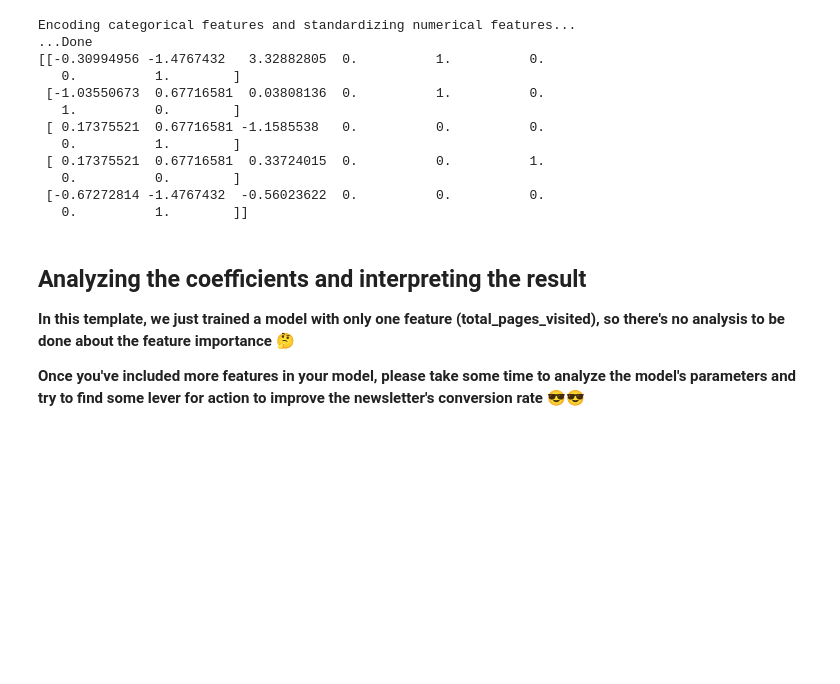
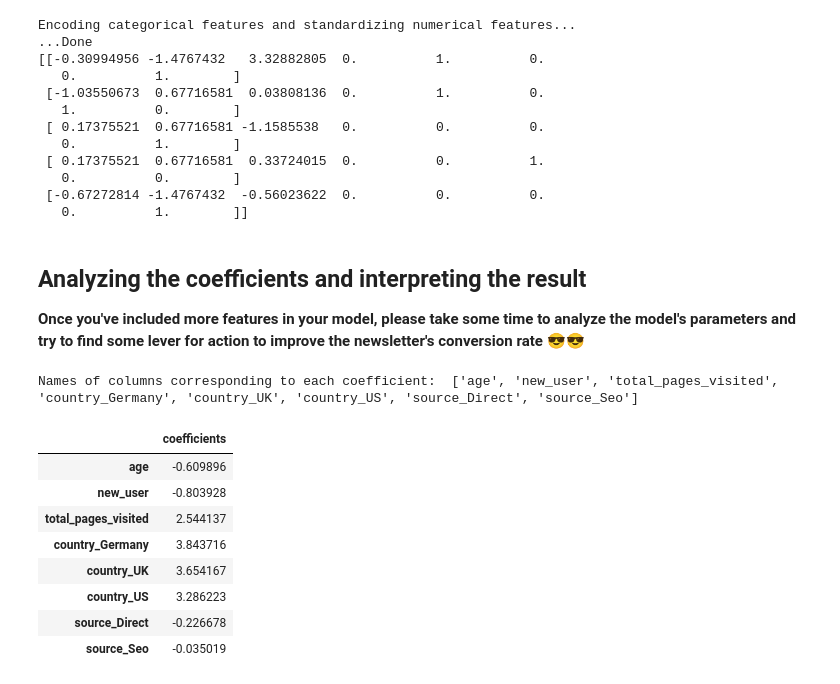
Before and after one commit to Stylomines/Conversion_rate_challenge, a Jupyter notebook: 02-Conversion_rate_challenge.ipynb, the cells around one changed output. Cells and saved outputs as stored; diff of their text form; code cells hidden in the pictures; blank space fills up the shorter version.

Commit message:
addedcoef importances and rename file

```diff
--- a/02-Conversion_rate_challenge_template.ipynb
+++ b/02-Conversion_rate_challenge.ipynb
@@ -674,6 +674,34 @@ Y_predictions = pd.DataFrame(columns=['converted'],data=data)
 Y_predictions.to_csv('conversion_data_test_predictions.csv', index=False)
 # %% [markdown]
 ## Analyzing the coefficients and interpreting the result
-**In this template, we just trained a model with only one feature (total_pages_visited), so there's no analysis to be done about the feature importance 🤔**
+
 
 **Once you've included more features in your model, please take some time to analyze the model's parameters and try to find some lever for action to improve the newsletter's conversion rate 😎😎**
+# %%
+column_names = []
+for name, step, features_list in preprocessor.transformers_: # loop over steps of ColumnTransformer
+    if name == 'num': # if pipeline is for numeric variables
+        features = features_list # just get the names of columns to which it has been applied
+    else: # if pipeline is for categorical variables
+        features = step.get_feature_names_out() # get output columns names from OneHotEncoder
+    column_names.extend(features) # concatenate features names
+
+print("Names of columns corresponding to each coefficient: ", column_names)
+# %% [output]
+Names of columns corresponding to each coefficient:  ['age', 'new_user', 'total_pages_visited', 'country_Germany', 'country_UK', 'country_US', 'source_Direct', 'source_Seo']
+# %%
+feature_importances = np.mean([logistic_regression.coef_ for logistic_regression in model.estimators_], axis=0)
+# %%
+# Create a pandas DataFrame
+coefs = pd.DataFrame(index = column_names, data = feature_importances.transpose(), columns=["coefficients"])
+coefs
+# %% [output]
+|  | coefficients |
+| age | -0.609896 |
+| new_user | -0.803928 |
+| total_pages_visited | 2.544137 |
+| country_Germany | 3.843716 |
+| country_UK | 3.654167 |
+| country_US | 3.286223 |
+| source_Direct | -0.226678 |
+| source_Seo | -0.035019 |
```
Also changed, not shown: parts of 1 cell of this notebook.
